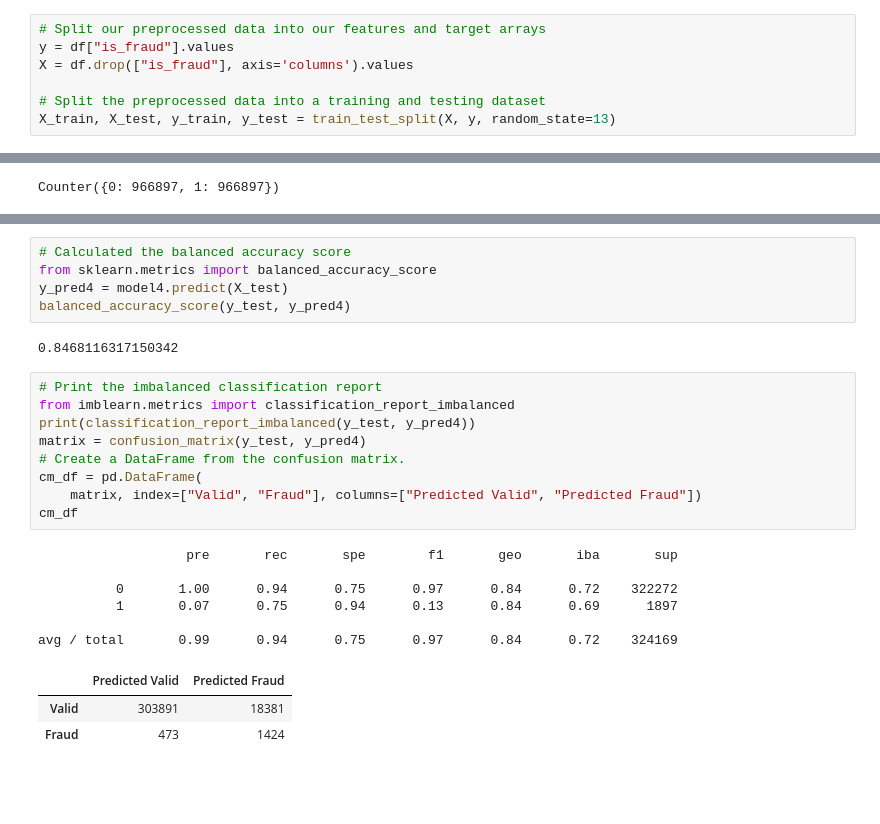
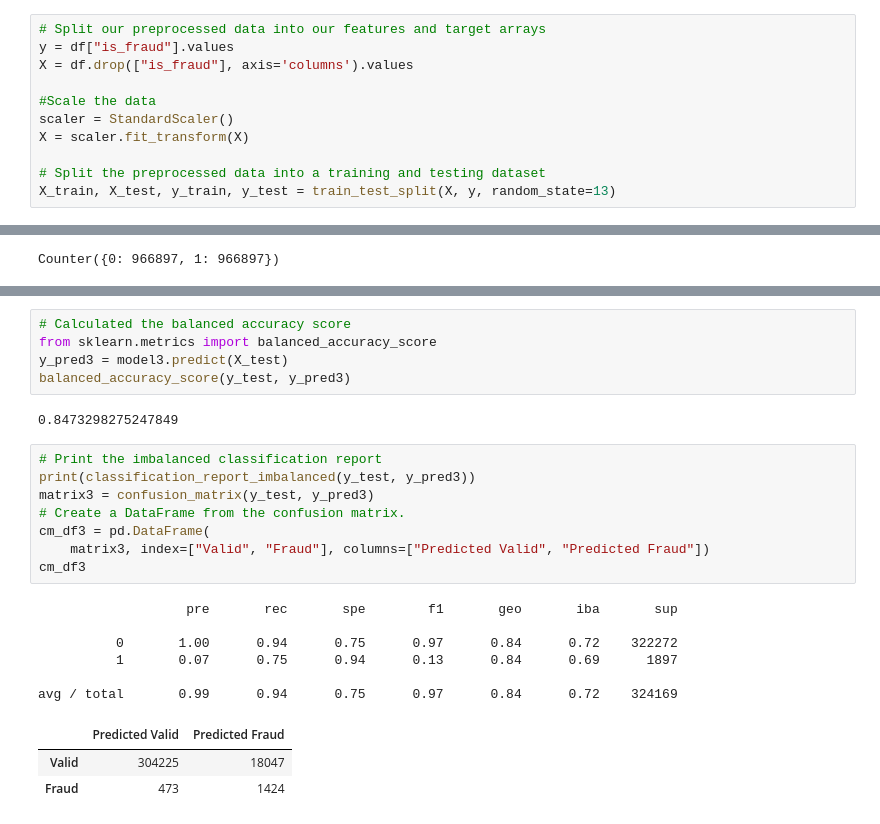
Before and after one commit to ashleighbridges/credit_card_fraud, a Jupyter notebook: ccf_preprocess_mlenv.ipynb, the cells around one changed output, grey strips where cells are left out. Cells and saved outputs as stored; diff of their text form; blank space fills up the shorter version.

```diff
--- a/ccf_preprocess_mlenv.ipynb
+++ b/ccf_preprocess_mlenv.ipynb
@@ -356,6 +369,10 @@ df
 y = df["is_fraud"].values
 X = df.drop(["is_fraud"], axis='columns').values
 
+#Scale the data
+scaler = StandardScaler()
+X = scaler.fit_transform(X)
+
 # Split the preprocessed data into a training and testing dataset
 X_train, X_test, y_train, y_test = train_test_split(X, y, random_state=13)
 # %% [markdown]
@@ -490,26 +505,25 @@ LogisticRegression(random_state=13)
 # %%
 # Calculated the balanced accuracy score
 from sklearn.metrics import balanced_accuracy_score
-y_pred4 = model4.predict(X_test)
-balanced_accuracy_score(y_test, y_pred4)
+y_pred3 = model3.predict(X_test)
+balanced_accuracy_score(y_test, y_pred3)
 # %% [output]
-0.8468116317150342
+0.8473298275247849
 # %%
 # Print the imbalanced classification report
-from imblearn.metrics import classification_report_imbalanced
-print(classification_report_imbalanced(y_test, y_pred4))
-matrix = confusion_matrix(y_test, y_pred4)
+print(classification_report_imbalanced(y_test, y_pred3))
+matrix3 = confusion_matrix(y_test, y_pred3)
 # Create a DataFrame from the confusion matrix.
-cm_df = pd.DataFrame(
-    matrix, index=["Valid", "Fraud"], columns=["Predicted Valid", "Predicted Fraud"])
-cm_df
+cm_df3 = pd.DataFrame(
+    matrix3, index=["Valid", "Fraud"], columns=["Predicted Valid", "Predicted Fraud"])
+cm_df3
 # %% [output]
                    pre       rec       spe        f1       geo       iba       sup
 
           0       1.00      0.94      0.75      0.97      0.84      0.72    322272
           1       0.07      0.75      0.94      0.13      0.84      0.69      1897
 
 avg / total       0.99      0.94      0.75      0.97      0.84      0.72    324169
 |  | Predicted Valid | Predicted Fraud |
-| Valid | 303891 | 18381 |
+| Valid | 304225 | 18047 |
 | Fraud | 473 | 1424 |
```
Also changed, not shown: parts of 21 cells of this notebook, 1 other file.
